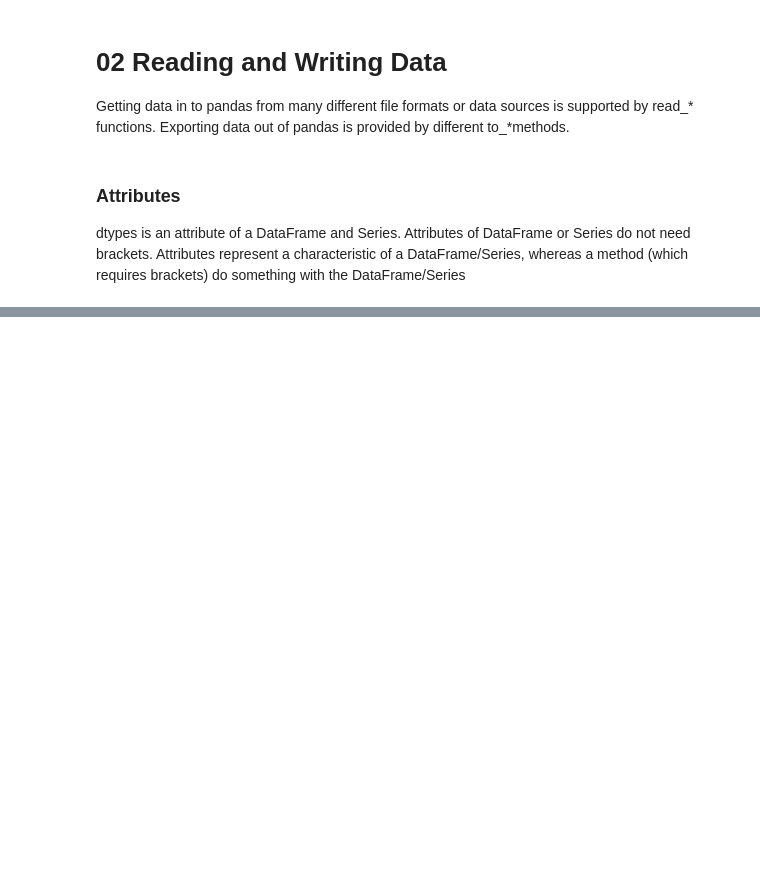
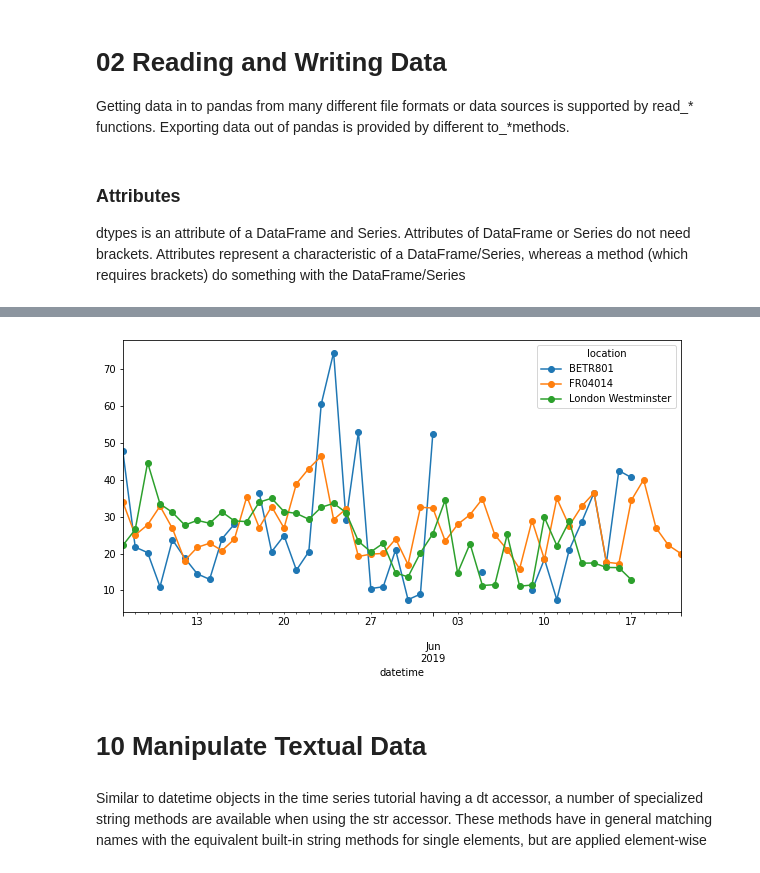
Before and after one commit to Verus121/data_science, a Jupyter notebook: pandas_tutorial.ipynb, the cells around one changed output, grey strips where cells are left out. Saved outputs shown, nothing was run; the diff lists cells and outputs as text; code cells hidden in the pictures; blank space fills up the shorter version.

```diff
--- a/pandas_tutorial.ipynb
+++ b/pandas_tutorial.ipynb
@@ -67,0 +364,3 @@ titanic_data["Age"].shape
+# %%
+daily_mean = no_2.resample("D").mean()
+daily_mean
@@ -67,0 +386,8 @@ titanic_data["Age"].shape
+# %%
+daily_mean.plot(style="-o", figsize=(10, 5));
+# %% [output]
+[figure, added]
+# %% [markdown]
+# 10 Manipulate Textual Data
+# %% [markdown]
+Similar to datetime objects in the time series tutorial having a dt accessor, a number of specialized string methods are available when using the str accessor. These methods have in general matching names with the equivalent built-in string methods for single elements, but are applied element-wise
```
Also changed, not shown: parts of 95 cells of this notebook, 26 other files.
